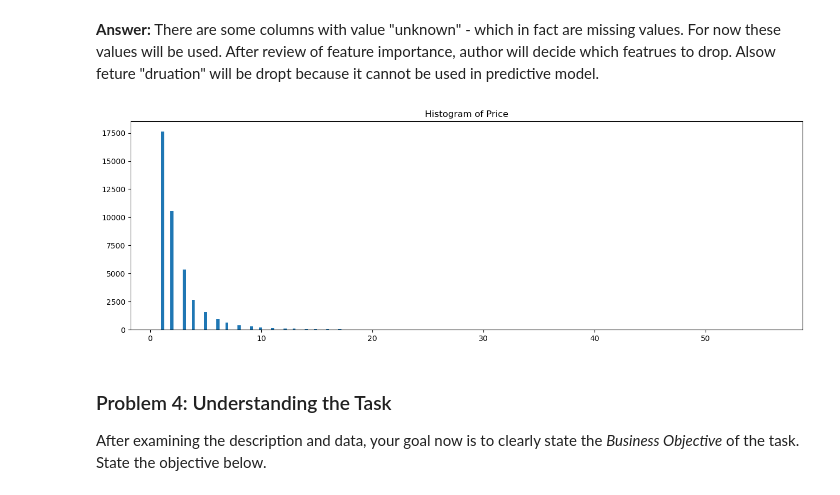
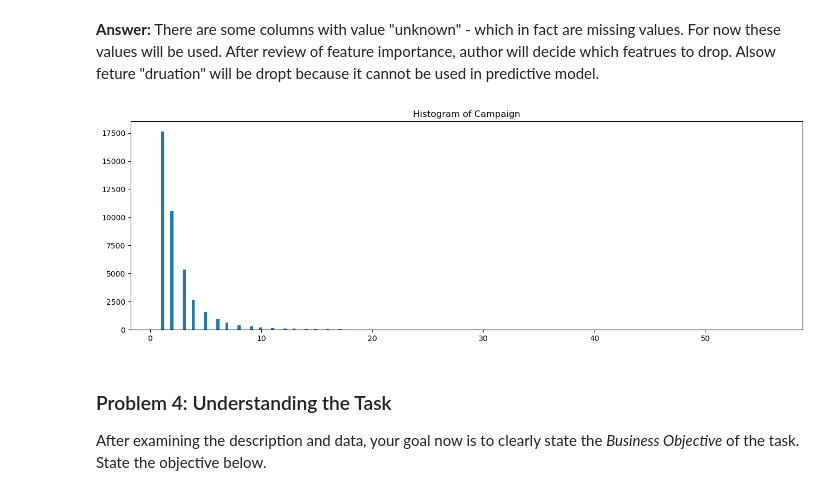
Before and after one commit to martin7x7/Assignment17_1, a Jupyter notebook: prompt_III.ipynb, the cells around one changed output. Saved outputs shown, nothing was run; the diff lists cells and outputs as text; code cells hidden in the pictures.

```diff
--- a/prompt_III.ipynb
+++ b/prompt_III.ipynb
@@ -86,10 +86,10 @@ Output variable (desired target):
 # %%
 plt.figure(figsize=(16,5))
 plt.hist(df_prep['campaign'], bins=200)
-plt.title('Histogram of Price')
+plt.title('Histogram of Campaign')
 plt.show()
 # %% [output]
-[figure, old version]
+[figure, new version]
 # %%
 #Get value information for each column
 
```
